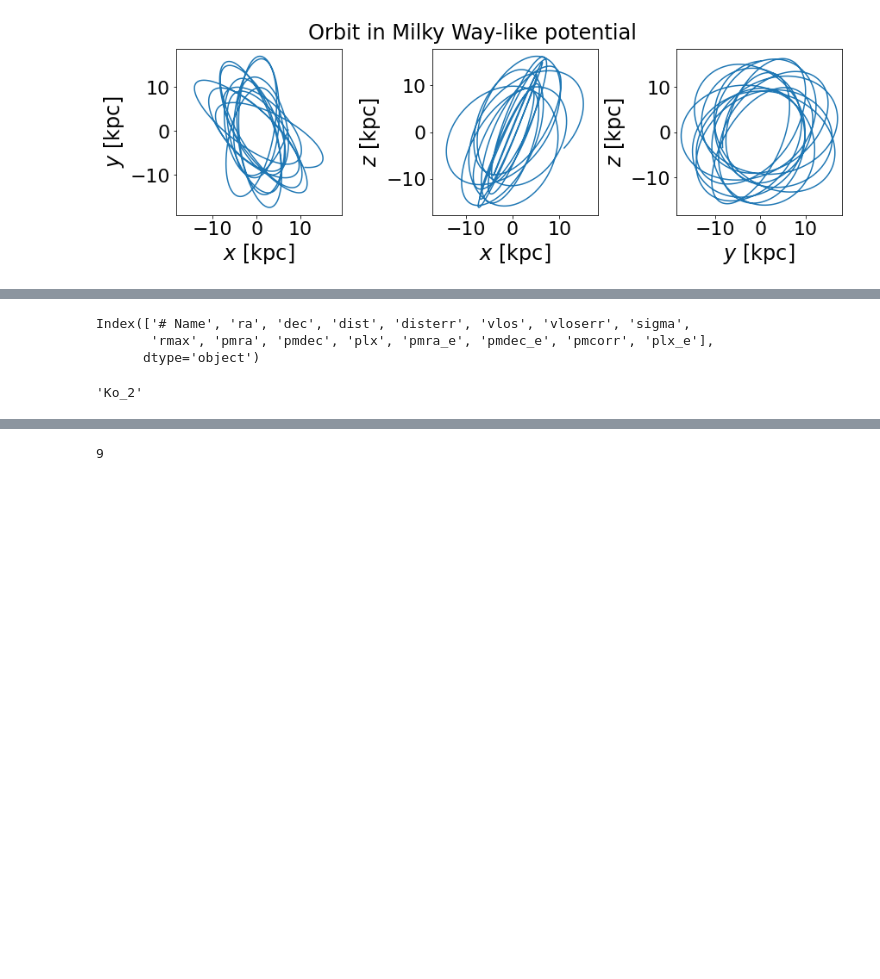
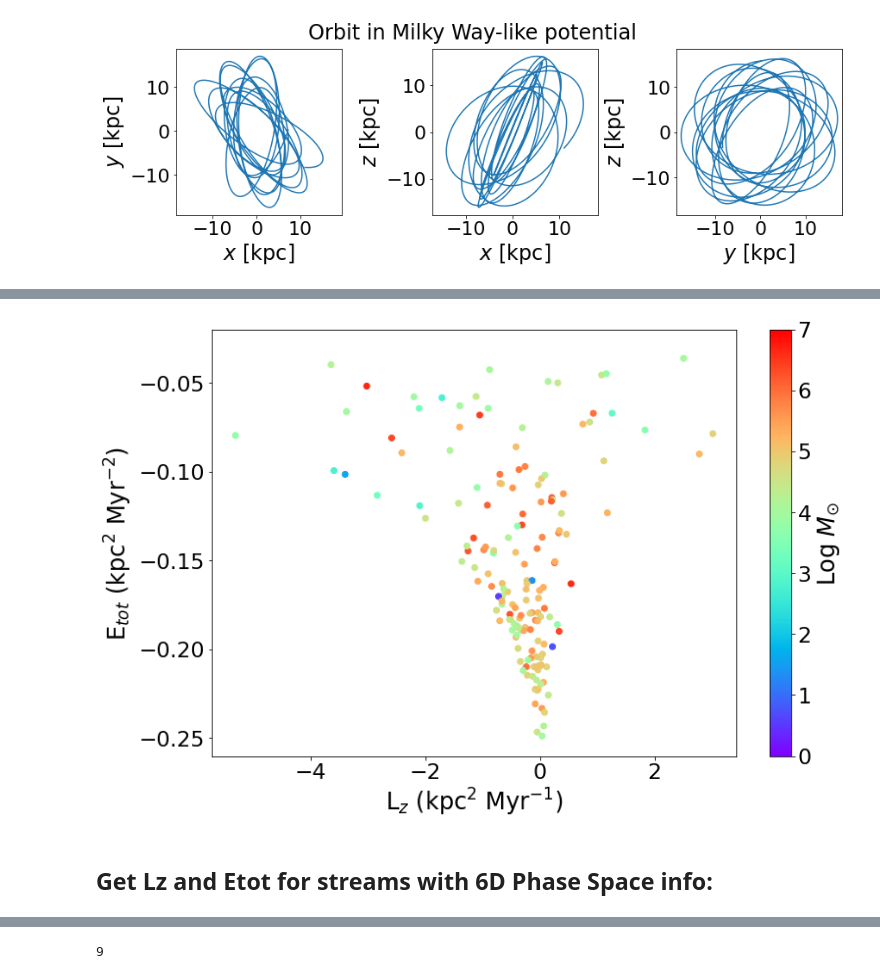
Before and after one commit to cholm-hansen/gc_streams, a Jupyter notebook: MilkyWayPotential2023.ipynb, the cells around one changed output, grey strips where cells are left out. Saved outputs shown, nothing was run; the diff lists cells and outputs as text; code cells hidden in the pictures; blank space fills up the shorter version.

```diff
--- a/MilkyWayPotential2023.ipynb
+++ b/MilkyWayPotential2023.ipynb
@@ -146,7 +150,7 @@ def integrate_orbit(name,verbose=False,return_vals=False):
         fig.suptitle('Orbit in Milky Way-like potential', fontsize=24)
 
     if return_vals:
-        return prog_orbit.pericenter().value, prog_orbit.apocenter().value
+        return prog_orbit.pericenter().value, prog_orbit.apocenter().value, np.median(prog_orbit.energy()).value, np.median(prog_orbit.angular_momentum()[-1]).value
 # %%
 integrate_orbit(name='Pal_5',return_vals=True,verbose=True)
 # %% [output]
@@ -156,10 +160,17 @@ integrate_orbit(name='Pal_5',return_vals=True,verbose=True)
 %%time
 apocenters = np.zeros(len(df["# Name"]))
 pericenters = np.zeros(len(df['# Name']))
+energies = np.zeros(len(df["# Name"]))
+lz = np.zeros(len(df["# Name"]))
+
+
 for i,name in enumerate(df["# Name"]):
     try:
         pericenters[i] = integrate_orbit(name=name,return_vals=True)[0]
         apocenters[i] = integrate_orbit(name=name,return_vals=True)[1]
+        energies[i] = integrate_orbit(name=name,return_vals=True)[2]
+        lz[i] = integrate_orbit(name=name,return_vals=True)[3]
+
     except RuntimeError:
         pericenters[i] = float('nan')
         apocenters[i] = float('nan')
@@ -172,15 +183,31 @@ Wall time: 33.9 s
-# %%
-df.keys()
-# %% [output]
-Index(['# Name', 'ra', 'dec', 'dist', 'disterr', 'vlos', 'vloserr', 'sigma',
-       'rmax', 'pmra', 'pmdec', 'plx', 'pmra_e', 'pmdec_e', 'pmcorr', 'plx_e'],
-      dtype='object')
+# %%
+delta = np.array(df["rmax"])
+dists = np.array(df["dist"])
+sigma = np.array(df["sigma"])
+
+radii = dists*delta*60/206_265 ## units are kpc
+
+radii = radii*u.kpc
+sigma = sigma*u.km/u.s
+
+mass_estimate = radii.to(u.m)*sigma.to(u.m/u.s)**2/const.G
+mass_estimate = mass_estimate.to(u.M_sun)
 # %%
-key = "5139_oCen"
+mass_logs = np.round(np.log10(mass_estimate.value),2)
 
-df['# Name'][13]
+cmap = plt.cm.rainbow
+norm = mpl.colors.Normalize(vmin=0,vmax=7)
+
+
+plt.figure(figsize=(12,8))
+plt.scatter(lz,energies,c=mass_logs,norm=norm,cmap=cmap)
+plt.ylim(-0.26,-0.02)
+plt.colorbar(label="Log $M_{\odot}$")
+plt.xlabel("L$_z$ (kpc$^2$ Myr$^{-1}$)")
+plt.ylabel("E$_{tot}$ (kpc$^2$ Myr$^{-2}$)")
+plt.show()
 # %% [output]
-'Ko_2'
+[figure, added]
 # %%
 # example of cluster 6D sky coordinates
 # below I use the Pal 5 GC coordinates from Vasiliev et al. 2021
@@ -191,4 +218,6 @@ c1 = coord.SkyCoord(ra=229.019*u.degree, dec=-0.121*u.degree,
                     pm_dec=-2.654 *u.mas/u.yr,
                     radial_velocity=-56.2 *u.km/u.s,
                     frame='icrs')
+# %% [markdown]
+## Get Lz and Etot for streams with 6D Phase Space info:
 # %%
```
Also changed, not shown: parts of 12 cells of this notebook, 2 other files.
